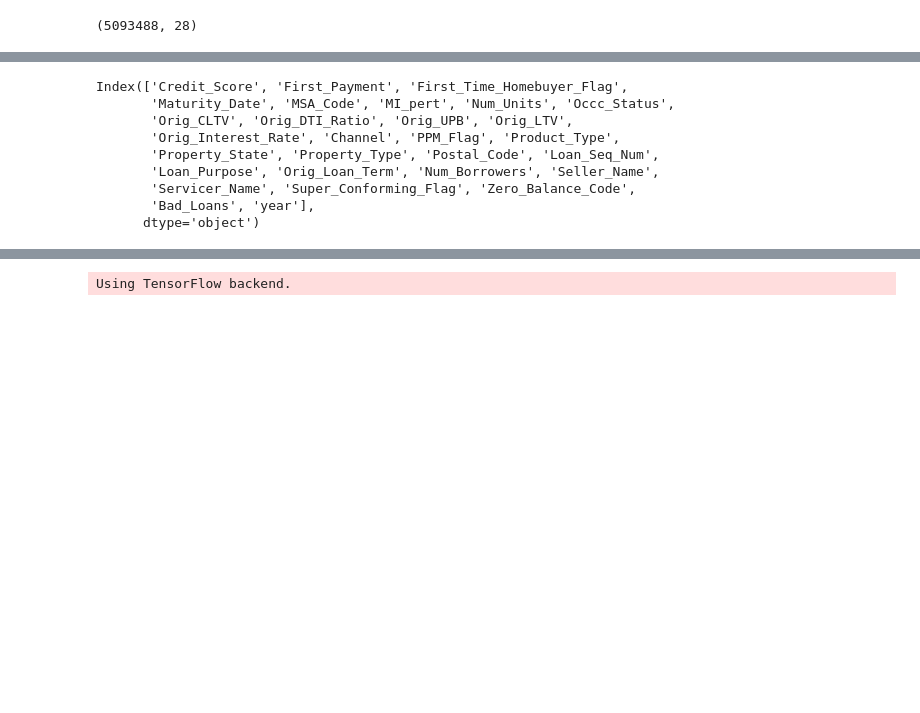
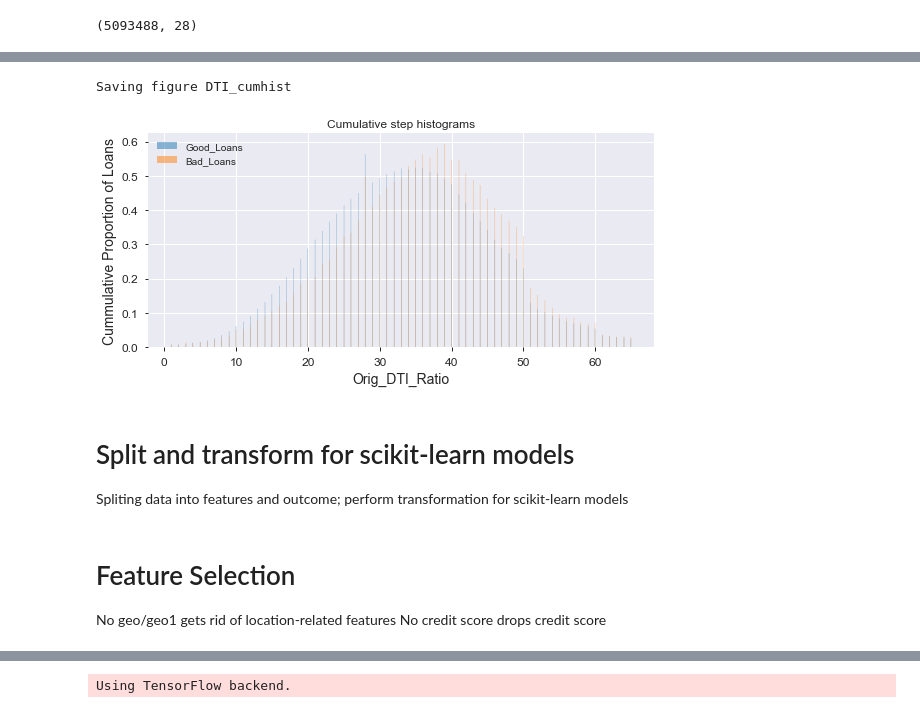
Before and after one commit to tsofoon/freddie, a Jupyter notebook: freddie_final.ipynb, the cells around one changed output, grey strips where cells are left out. Cells and saved outputs as stored; diff of their text form; code cells hidden in the pictures; blank space fills up the shorter version.

```diff
--- a/freddie_final.ipynb
+++ b/freddie_final.ipynb
@@ -258,3 +277,28 @@ conn.close()
+# %%
+good_loans = result[result['Bad_Loans']==0]
+bad_loans = result[result['Bad_Loans']==1]
+fig, ax = plt.subplots(figsize=(8, 4))
+n_good, bins, patches = ax.hist(good_loans['Orig_DTI_Ratio'],1000, density=True, histtype='stepfilled',
+                           cumulative=True, label='Good_Loans', alpha = 0.5,color='C0')
+n_bad, bins, patches = ax.hist(bad_loans['Orig_DTI_Ratio'],1000, density=True, histtype='stepfilled',
+                           cumulative=True, label='Bad_Loans',alpha = 0.5,color = 'C1')
+
+# tidy up the figure
+#ax.grid(True)
+ax.legend(loc='upper left')
+#ax.axhline(0.75)
+ax.set_title('Cumulative step histograms')
+ax.set_xlabel('Orig_DTI_Ratio')
+ax.set_ylabel('Cummulative Proportion of Loans')
+#ax.set_xlim(400,800)
+save_fig('DTI_cumhist')
+plt.show()
+# %% [output]
+Saving figure DTI_cumhist
+[figure, added]
+# %% [markdown]
+# Split and transform for scikit-learn models
+Spliting data into features and outcome; perform transformation for scikit-learn models
 # %%
 from sklearn.pipeline import Pipeline
 from sklearn.preprocessing import StandardScaler
@@ -269,18 +313,10 @@ def split_n_transform(df, features):
     ])
     X = num_pipeline.fit_transform(X_pre)
     return X, y
-# %%
-result.columns
-# %% [output]
-Index(['Credit_Score', 'First_Payment', 'First_Time_Homebuyer_Flag',
-       'Maturity_Date', 'MSA_Code', 'MI_pert', 'Num_Units', 'Occc_Status',
-       'Orig_CLTV', 'Orig_DTI_Ratio', 'Orig_UPB', 'Orig_LTV',
-       'Orig_Interest_Rate', 'Channel', 'PPM_Flag', 'Product_Type',
-       'Property_State', 'Property_Type', 'Postal_Code', 'Loan_Seq_Num',
-       'Loan_Purpose', 'Orig_Loan_Term', 'Num_Borrowers', 'Seller_Name',
-       'Servicer_Name', 'Super_Conforming_Flag', 'Zero_Balance_Code',
-       'Bad_Loans', 'year'],
-      dtype='object')
+# %% [markdown]
+# Feature Selection
+No geo/geo1 gets rid of location-related features
+No credit score drops credit score
 # %%
 features = result.columns.drop(['Zero_Balance_Code','Bad_Loans','year','Loan_Seq_Num'])
 features_no_geo = result.columns.drop(['Zero_Balance_Code','Bad_Loans','year','MSA_Code','Postal_Code','Loan_Seq_Num','Property_State'])
```
Also changed, not shown: parts of 43 cells of this notebook.
